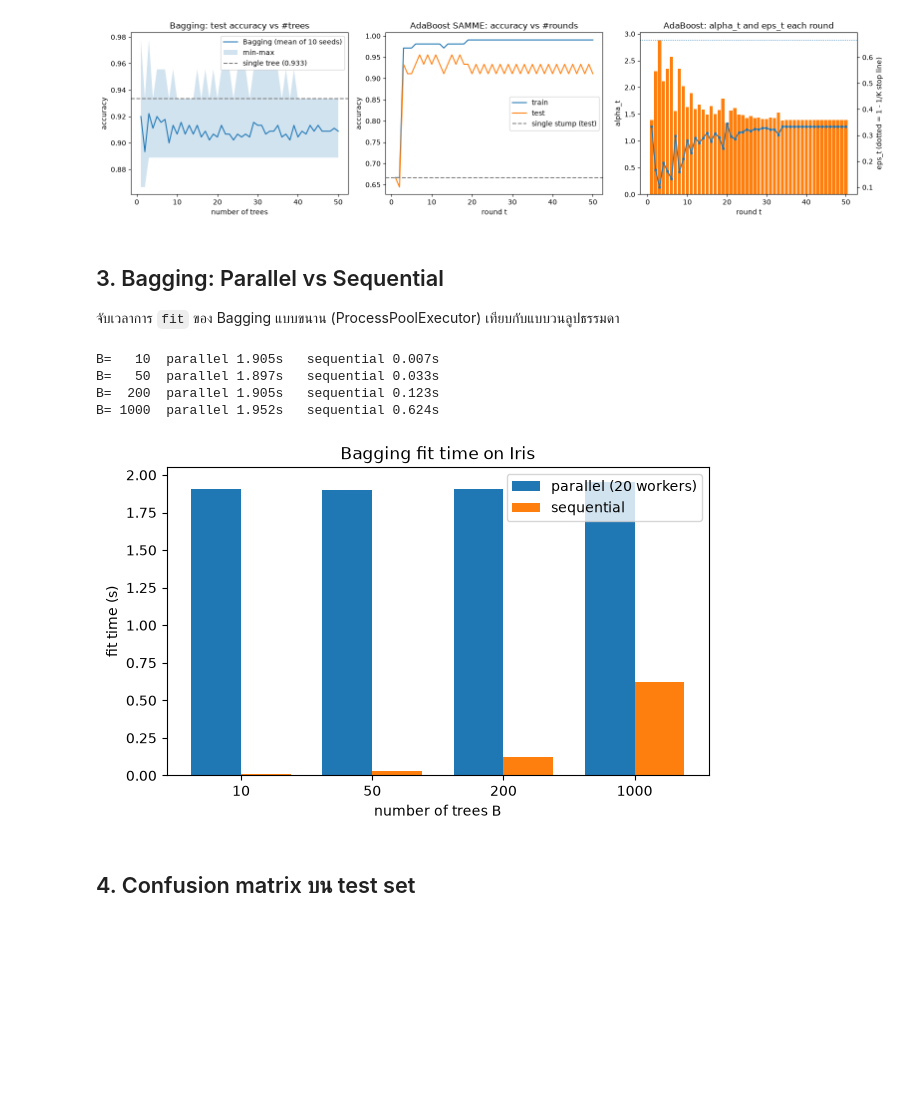
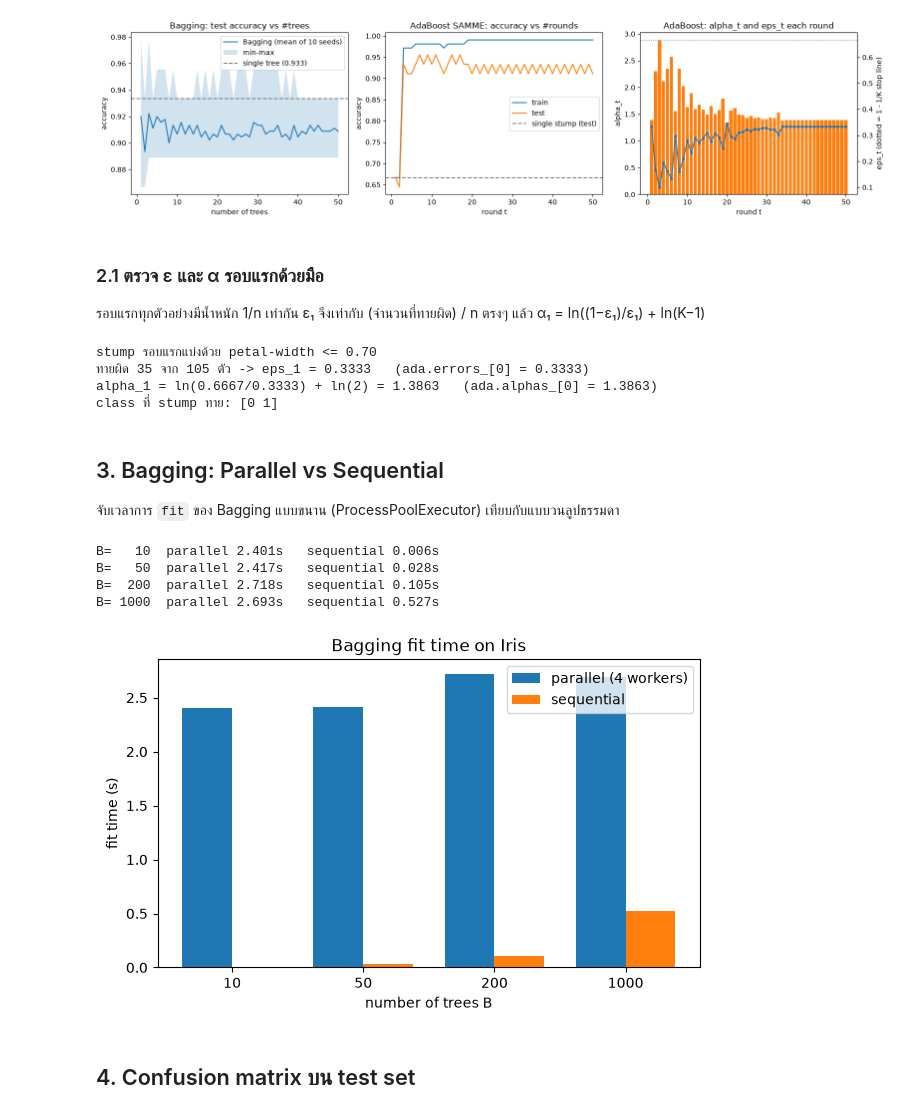
Before and after one commit to Finoria-co/Ensemble-Learning, a Jupyter notebook: ensemble_iris.ipynb, the cells around one changed output. Drawn from its saved outputs; the diff is of its cells as text; code cells hidden in the pictures; blank space fills up the shorter version.

```diff
--- a/ensemble_iris.ipynb
+++ b/ensemble_iris.ipynb
@@ -28,0 +60,13 @@ train (105, 4) test (45, 4) classes [np.str_('Iris-setosa'), np.str_('Iris-versi
+# %%
+# ข้อสังเกต: sepal ถูกปัดเป็นจำนวนเต็ม (Iris มาตรฐานมีทศนิยม 1 ตำแหน่ง)
+for j, f in enumerate(FEATURES):
+    print(f"{f:<14} เป็นจำนวนเต็มทุกตัว: {bool(np.all(X_all[:, j] == np.round(X_all[:, j])))}  ค่าที่ไม่ซ้ำ: {len(np.unique(X_all[:, j]))}")
+
+# ผลที่ตามมา: มีแถวที่ feature เหมือนกันทุกตัวแต่ class ต่างกัน -> ไม่มีโมเดลไหนทายถูกได้ทั้งคู่
+rows, inv = np.unique(X_all, axis=0, return_inverse=True)
+inv = inv.ravel()
+print(f"\nแถวที่ไม่ซ้ำกัน {len(rows)} จาก {len(X_all)} แถว")
+for r in range(len(rows)):
+    labels = set(species_all[inv == r])
+    if len(labels) > 1:
+        print("feature เหมือนกันแต่ class ต่างกัน:", rows[r], sorted(labels))
@@ -81,30 +133,50 @@ ax2.set_ylabel("eps_t (dotted = 1 - 1/K stop line)")
 fig.tight_layout(); plt.show()
 # %% [output]
 [figure]
+# %% [markdown]
+### 2.1 ตรวจ ε และ α รอบแรกด้วยมือ
+รอบแรกทุกตัวอย่างมีน้ำหนัก 1/n เท่ากัน ε₁ จึงเท่ากับ (จำนวนที่ทายผิด) / n ตรงๆ แล้ว α₁ = ln((1−ε₁)/ε₁) + ln(K−1)
+# %%
+# stump รอบแรกเทรนด้วยน้ำหนักเท่ากัน จึงเหมือน stump ธรรมดา
+first = ada.estimators_[0]
+miss1 = first.predict(X_tr) != y_tr
+n, K = len(y_tr), 3
+eps1 = miss1.sum() / n                       # น้ำหนักเท่ากัน -> นับจำนวนผิดหาร n ได้เลย
+alpha1 = np.log((1 - eps1) / eps1) + np.log(K - 1)
+print(f"stump รอบแรกแบ่งด้วย {FEATURES[first.tree_.feature[0]]} <= {first.tree_.threshold[0]:.2f}")
+print(f"ทายผิด {miss1.sum()} จาก {n} ตัว -> eps_1 = {eps1:.4f}   (ada.errors_[0] = {ada.errors_[0]:.4f})")
+print(f"alpha_1 = ln({1-eps1:.4f}/{eps1:.4f}) + ln({K-1}) = {alpha1:.4f}   (ada.alphas_[0] = {ada.alphas_[0]:.4f})")
+# stump ลึก 1 ชั้นแบ่งได้แค่ 2 ฝั่ง จึงทายได้แค่ 2 จาก 3 class -> ผิดทั้ง class ที่เหลือ (35 ตัว = 1/3)
+print("class ที่ stump ทาย:", np.unique(first.predict(X_tr)))
+# %% [output]
+stump รอบแรกแบ่งด้วย petal-width <= 0.70
+ทายผิด 35 จาก 105 ตัว -> eps_1 = 0.3333   (ada.errors_[0] = 0.3333)
+alpha_1 = ln(0.6667/0.3333) + ln(2) = 1.3863   (ada.alphas_[0] = 1.3863)
+class ที่ stump ทาย: [0 1]
 # %% [markdown]
 ## 3. Bagging: Parallel vs Sequential
 จับเวลาการ `fit` ของ Bagging แบบขนาน (ProcessPoolExecutor) เทียบกับแบบวนลูปธรรมดา
 # %%
 import os
 sizes = [10, 50, 200, 1000]
 t_par, t_seq = [], []
 for b in sizes:
     t0 = time.perf_counter(); BaggingClassifier(b, parallel=True,  seed=0).fit(X_tr, y_tr); t_par.append(time.perf_counter() - t0)
     t0 = time.perf_counter(); BaggingClassifier(b, parallel=False, seed=0).fit(X_tr, y_tr); t_seq.append(time.perf_counter() - t0)
     print(f"B={b:5d}  parallel {t_par[-1]:.3f}s   sequential {t_seq[-1]:.3f}s")
 
 w = 0.38; xi = np.arange(len(sizes))
 plt.figure(figsize=(7, 4))
-plt.bar(xi - w/2, t_par, w, label=f"parallel ({os.cpu_count()} workers)")
+plt.bar(xi - w/2, t_par, w, label=f"parallel ({BaggingClassifier().max_workers} workers)")
 plt.bar(xi + w/2, t_seq, w, label="sequential")
 plt.xticks(xi, sizes); plt.xlabel("number of trees B"); plt.ylabel("fit time (s)")
 plt.title("Bagging fit time on Iris"); plt.legend(); plt.show()
 # %% [output]
-B=   10  parallel 1.905s   sequential 0.007s
-B=   50  parallel 1.897s   sequential 0.033s
-B=  200  parallel 1.905s   sequential 0.123s
-B= 1000  parallel 1.952s   sequential 0.624s
+B=   10  parallel 2.401s   sequential 0.006s
+B=   50  parallel 2.417s   sequential 0.028s
+B=  200  parallel 2.718s   sequential 0.105s
+B= 1000  parallel 2.693s   sequential 0.527s
-[figure, old version]
+[figure, new version]
 # %% [markdown]
 ## 4. Confusion matrix บน test set
 # %%
```
Also changed, not shown: parts of 10 cells of this notebook, 1 other file.
